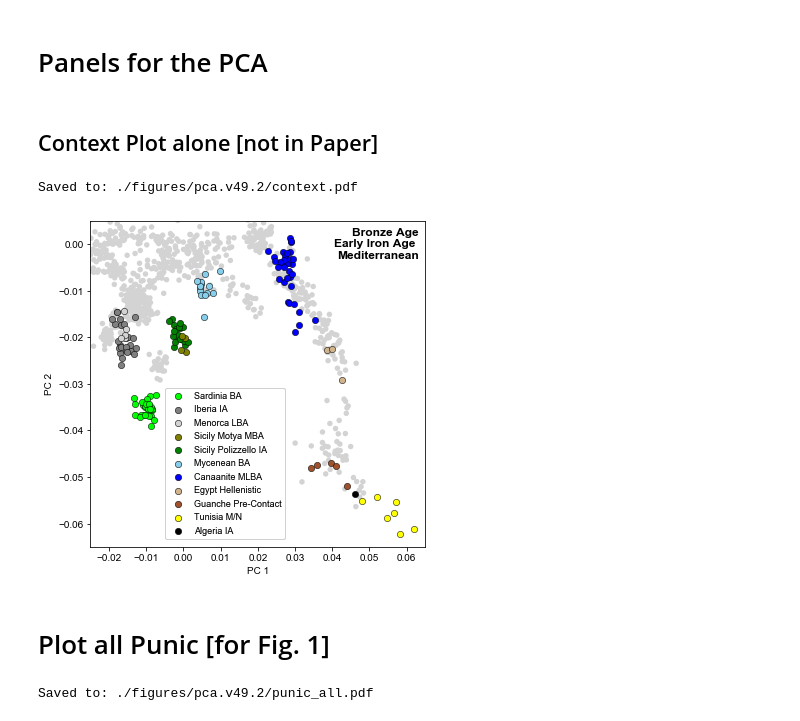
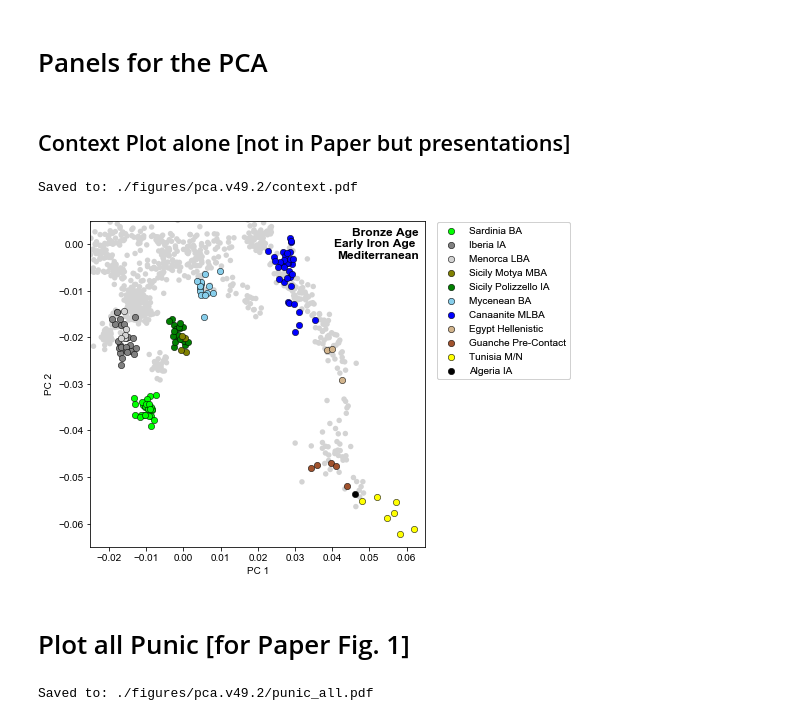
Before and after one commit to hringbauer/punic_aDNA, a Jupyter notebook: notebooks/figs/plot_pca_paper.persite.ipynb, the cells around one changed output. Saved outputs shown, nothing was run; the diff lists cells and outputs as text; code cells hidden in the pictures.

```diff
--- a/notebooks/figs/plot_pca_paper.persite.ipynb
+++ b/notebooks/figs/plot_pca_paper.persite.ipynb
@@ -230,7 +225,7 @@ Saved 146 reference Samples to: ./output/tables/reference_samples_plot.v49.2.tsv
 # %% [markdown]
 # Panels for the PCA
 # %% [markdown]
-## Context Plot alone [not in Paper]
+## Context Plot alone [not in Paper but presentations]
 # %%
 savepath="./figures/pca.v49.2/context.pdf"
 
@@ -253,35 +248,38 @@ l7 = plot_pca(ax, df_tun, c="yellow", legend="", ec=ec, s=s, lw=lw)
 l8 = plot_pca(ax, df_gua, c="sienna", legend="", s=s, ec=ec, lw=lw)
 l9 = plot_pca(ax, df_meno, c="lightgray", legend="", s=s, ec=ec, lw=lw)
 l10 = plot_pca(ax, df_eg_hell, c="tan", legend="", s=s, ec=ec, lw=lw)
 l11 = plot_pca(ax, df_alg_ia, c="k", legend="", s=s, ec=ec, lw=lw)
 
 labels = ["Sardinia BA", "Iberia IA", "Menorca LBA", "Sicily Motya MBA", "Sicily Polizzello IA",
           "Mycenean BA", "Canaanite MLBA", "Egypt Hellenistic", "Guanche Pre-Contact",
           "Tunisia M/N", "Algeria IA"]
 
 plots = [l4, l3, l9, l6, l5, l2, l1, l10, l8, l7, l11]
-leg1 = ax.legend(plots, labels, fontsize=9,
-          bbox_to_anchor=(0.21, 0.01), loc="lower left")
+#leg1 = ax.legend(plots, labels, fontsize=9,
+#          bbox_to_anchor=(0.21, 0.01), loc="lower left")
+
+leg1 = ax.legend(plots, labels, fontsize=10,
+          bbox_to_anchor=(1.02,1.01), loc="upper left")
 
 ax.add_artist(leg1)
 
 ax.set_xlabel("PC 1")
 ax.set_ylabel("PC 2")
 ax.set_xlim([-0.025,0.065])
 ax.set_ylim([-0.065,0.005])
 
 ### Title left top:
 ax.text(0.98, 0.98, "Bronze Age\nEarly Iron Age \nMediterranean", weight='bold',
         ha="right", va="top", fontsize=12, transform = ax.transAxes, zorder=20)
 
 if len(savepath) > 0:
     plt.savefig(savepath, bbox_inches = 'tight',
                 pad_inches = 0, dpi=600)
     print(f"Saved to: {savepath}")
 
 plt.show()
 # %% [output]
 Saved to: ./figures/pca.v49.2/context.pdf
-[figure, old version]
+[figure, new version]
 # %% [markdown]
-# Plot all Punic [for Fig. 1]
+# Plot all Punic [for Paper Fig. 1]
```
Also changed, not shown: parts of 16 cells of this notebook, 4 other files.
